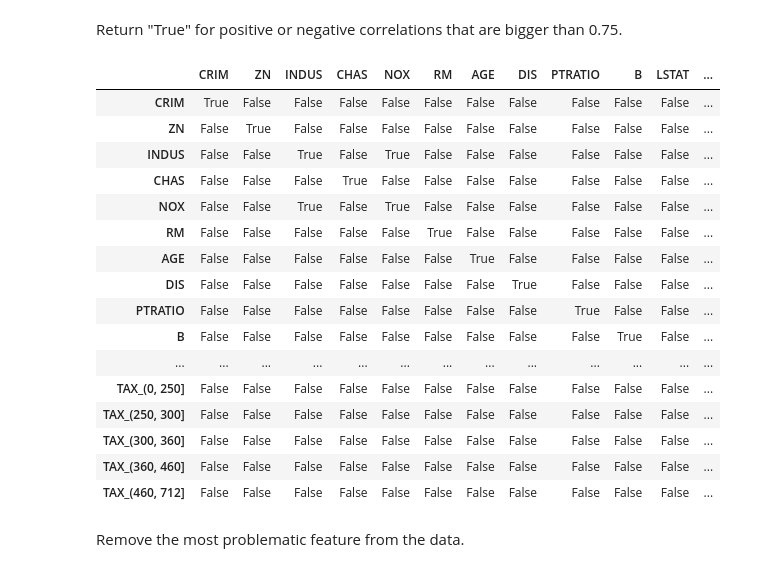
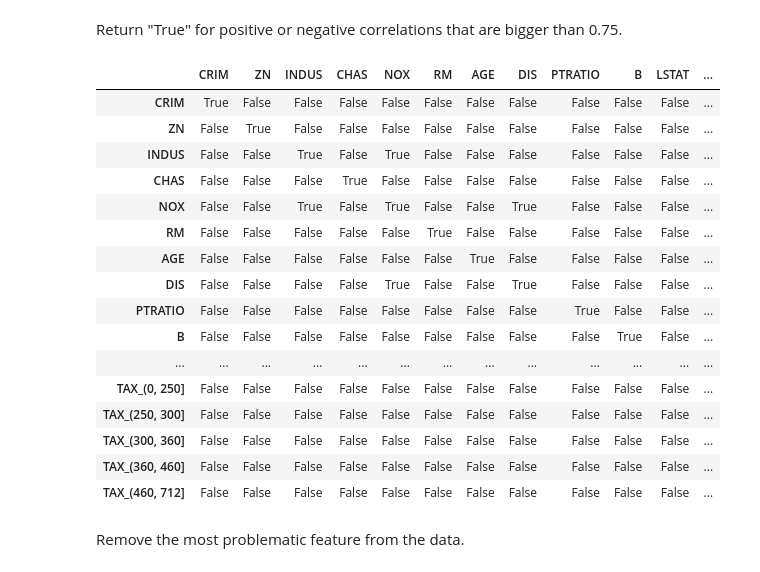
Before and after one commit to ZMBailey/dsc-1-11-07-multicollinearity-of-features-lab-seattle-ds-career-040119, a Jupyter notebook: index.ipynb, the cells around one changed output. Saved outputs shown, nothing was run; the diff lists cells and outputs as text; code cells hidden in the pictures.

```diff
--- a/index.ipynb
+++ b/index.ipynb
@@ -78,17 +78,17 @@ Return "True" for positive or negative correlations that are bigger than 0.75.
 # %%
 import numpy as np
 
-boston_features.corr().apply(lambda x: x)>0.75)
+boston_features.corr().apply(lambda x: np.abs(x)>0.75)
 # %% [output]
 |  | CRIM | ZN | INDUS | CHAS | NOX | RM | AGE | DIS | PTRATIO | B | LSTAT | ... |
 | CRIM | True | False | False | False | False | False | False | False | False | False | False | ... |
 | ZN | False | True | False | False | False | False | False | False | False | False | False | ... |
 | INDUS | False | False | True | False | True | False | False | False | False | False | False | ... |
 | CHAS | False | False | False | True | False | False | False | False | False | False | False | ... |
-| NOX | False | False | True | False | True | False | False | False | False | False | False | ... |
+| NOX | False | False | True | False | True | False | False | True | False | False | False | ... |
 | RM | False | False | False | False | False | True | False | False | False | False | False | ... |
 | AGE | False | False | False | False | False | False | True | False | False | False | False | ... |
-| DIS | False | False | False | False | False | False | False | True | False | False | False | ... |
+| DIS | False | False | False | False | True | False | False | True | False | False | False | ... |
 | PTRATIO | False | False | False | False | False | False | False | False | True | False | False | ... |
 | B | False | False | False | False | False | False | False | False | False | True | False | ... |
 | ... | ... | ... | ... | ... | ... | ... | ... | ... | ... | ... | ... | ... |
```
